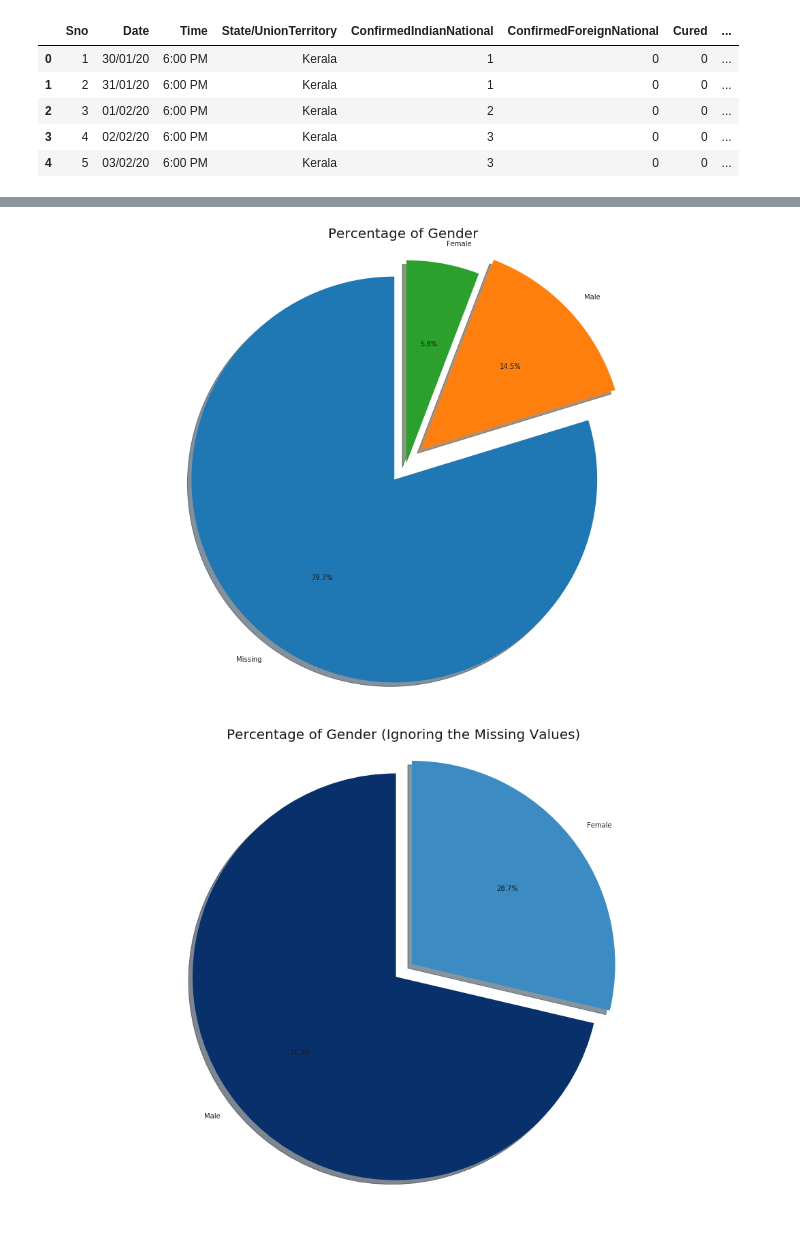
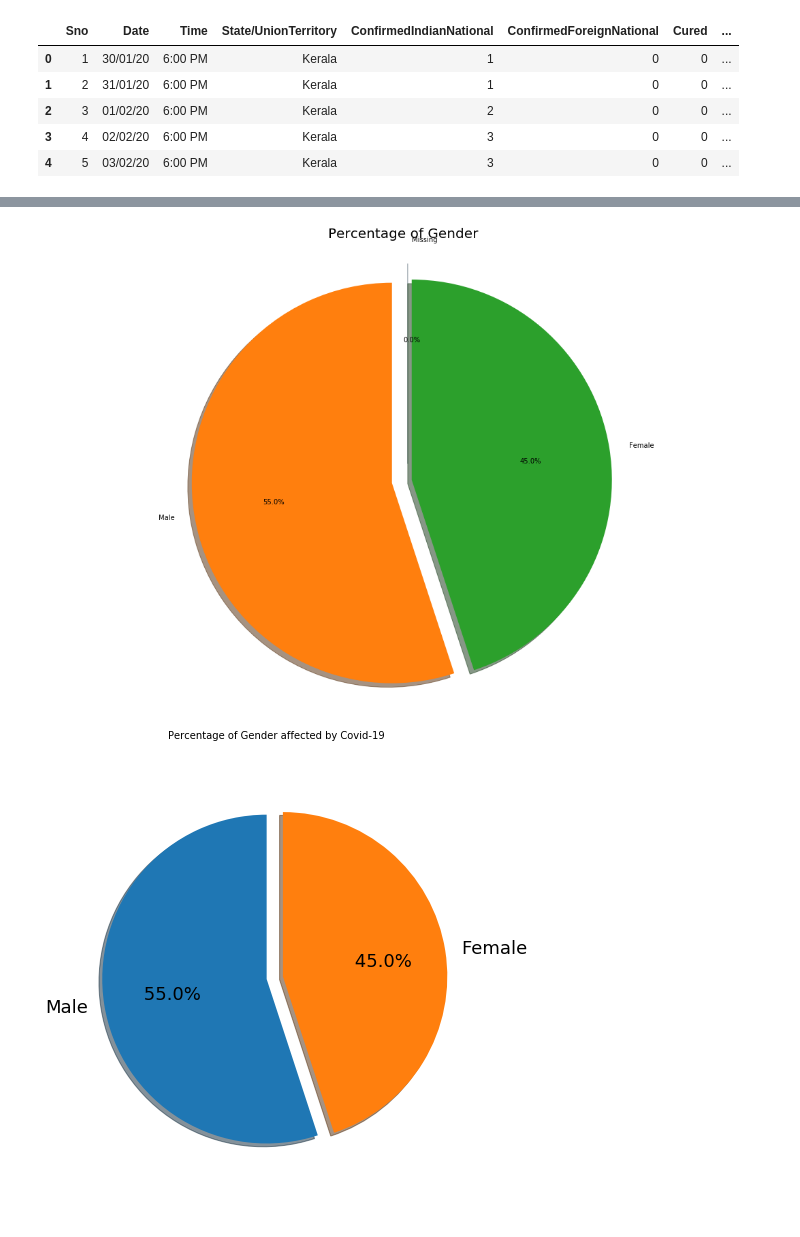
Before and after one commit to RohithYogi/Geographic-COVID19-Analysis, a Jupyter notebook: Analysis_V2.ipynb, the cells around one changed output, grey strips where cells are left out. Cells and saved outputs as stored; diff of their text form; code cells hidden in the pictures.

```diff
--- a/Analysis_V2.ipynb
+++ b/Analysis_V2.ipynb
@@ -107,9 +81,9 @@ plt.tight_layout()
 # %%
 labels = ['Missing', 'Male', 'Female']
 sizes = []
-sizes.append(individual_details['gender'].isnull().sum())
-sizes.append(list(individual_details['gender'].value_counts())[0])
-sizes.append(list(individual_details['gender'].value_counts())[1])
+sizes.append(individual_details['Gender'].isnull().sum())
+sizes.append(list(individual_details['Gender'].value_counts())[0])
+sizes.append(list(individual_details['Gender'].value_counts())[1])
 
 explode = (0.1, 0.1, 0.0)
 
@@ -119,22 +93,22 @@ plt.pie(sizes, explode=explode, labels=labels,  autopct='%1.1f%%',shadow=True, s
 plt.axis('equal')
 plt.tight_layout()
 # %% [output]
-[figure, old version]
+[figure, new version]
 # %%
 labels = ['Male', 'Female']
 sizes = []
-sizes.append(list(individual_details['gender'].value_counts())[0])
-sizes.append(list(individual_details['gender'].value_counts())[1])
+sizes.append(list(individual_details['Gender'].value_counts())[0])
+sizes.append(list(individual_details['Gender'].value_counts())[1])
 
 explode = (0.1, 0)
 
-plt.figure(figsize= (15,10))
-plt.pie(sizes, explode=explode, labels=labels, colors=colors, autopct='%1.1f%%',
-        shadow=True, startangle=90)
+plt.figure(figsize= (7,7))
+plt.pie(sizes, explode=explode, labels=labels, autopct='%5.1f%%',
+        shadow=True, startangle=90,textprops={'fontsize': 18})
 
-plt.title('Percentage of Gender (Ignoring the Missing Values)',fontsize = 20)
+plt.title('Percentage of Gender affected by Covid-19',fontsize = 10)
 plt.axis('equal')
 plt.tight_layout()
 # %% [output]
-[figure, old version]
+[figure, new version]
 # %%
```
Also changed, not shown: parts of 16 cells of this notebook, 2 other files.
